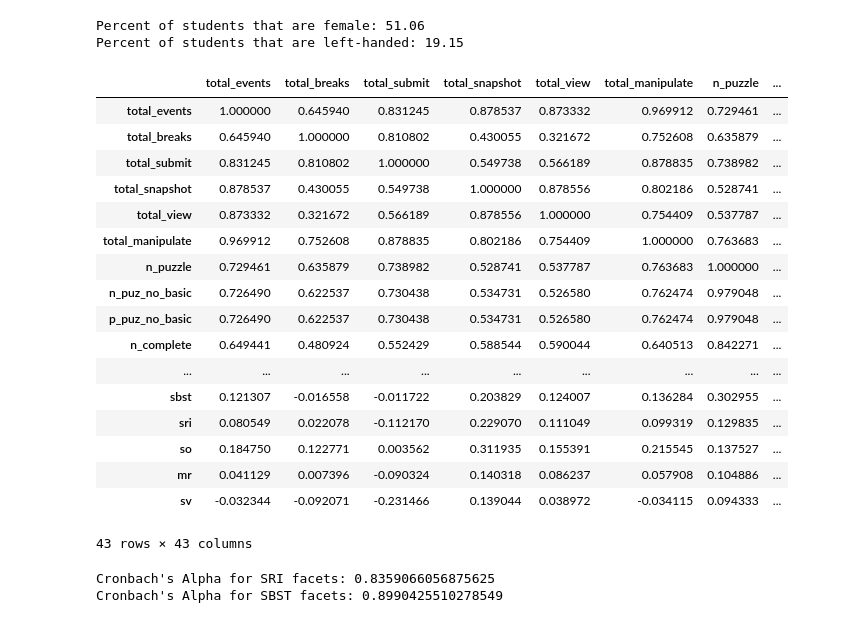
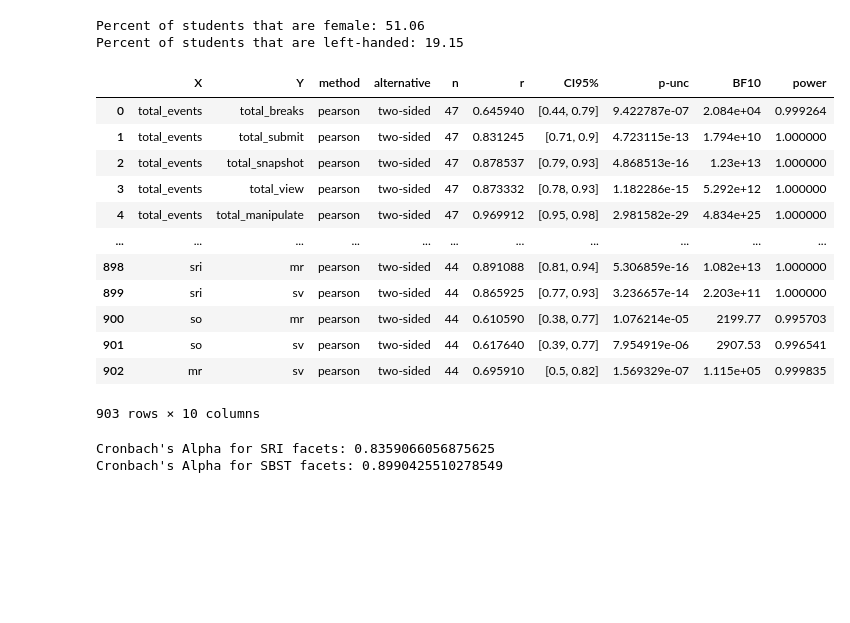
Before and after one commit to Complex-Play-Lab/ShadowspectRandomForest, a Jupyter notebook: main.ipynb, the cells around one changed output. Cells and saved outputs as stored; diff of their text form; code cells hidden in the pictures; blank space fills up the shorter version.

```diff
--- a/main.ipynb
+++ b/main.ipynb
@@ -197,28 +161,23 @@ Percent of students that are female: 51.06
 Percent of students that are left-handed: 19.15
 # %%
 # Correlation analysis
-corr = data[everything + corr_extras].corr()
+corr = pairwise_corr(data[features + labels + corr_extras])
 corr.to_csv("output/corr.csv", sep="\t")
 display(corr)
 # %% [output]
-|  | total_events | total_breaks | total_submit | total_snapshot | total_view | total_manipulate | n_puzzle | ... |
-| total_events | 1.000000 | 0.645940 | 0.831245 | 0.878537 | 0.873332 | 0.969912 | 0.729461 | ... |
-| total_breaks | 0.645940 | 1.000000 | 0.810802 | 0.430055 | 0.321672 | 0.752608 | 0.635879 | ... |
-| total_submit | 0.831245 | 0.810802 | 1.000000 | 0.549738 | 0.566189 | 0.878835 | 0.738982 | ... |
-| total_snapshot | 0.878537 | 0.430055 | 0.549738 | 1.000000 | 0.878556 | 0.802186 | 0.528741 | ... |
-| total_view | 0.873332 | 0.321672 | 0.566189 | 0.878556 | 1.000000 | 0.754409 | 0.537787 | ... |
-| total_manipulate | 0.969912 | 0.752608 | 0.878835 | 0.802186 | 0.754409 | 1.000000 | 0.763683 | ... |
-| n_puzzle | 0.729461 | 0.635879 | 0.738982 | 0.528741 | 0.537787 | 0.763683 | 1.000000 | ... |
-| n_puz_no_basic | 0.726490 | 0.622537 | 0.730438 | 0.534731 | 0.526580 | 0.762474 | 0.979048 | ... |
-| p_puz_no_basic | 0.726490 | 0.622537 | 0.730438 | 0.534731 | 0.526580 | 0.762474 | 0.979048 | ... |
-| n_complete | 0.649441 | 0.480924 | 0.552429 | 0.588544 | 0.590044 | 0.640513 | 0.842271 | ... |
-| ... | ... | ... | ... | ... | ... | ... | ... | ... |
-| sbst | 0.121307 | -0.016558 | -0.011722 | 0.203829 | 0.124007 | 0.136284 | 0.302955 | ... |
-| sri | 0.080549 | 0.022078 | -0.112170 | 0.229070 | 0.111049 | 0.099319 | 0.129835 | ... |
-| so | 0.184750 | 0.122771 | 0.003562 | 0.311935 | 0.155391 | 0.215545 | 0.137527 | ... |
-| mr | 0.041129 | 0.007396 | -0.090324 | 0.140318 | 0.086237 | 0.057908 | 0.104886 | ... |
-| sv | -0.032344 | -0.092071 | -0.231466 | 0.139044 | 0.038972 | -0.034115 | 0.094333 | ... |
+|  | X | Y | method | alternative | n | r | CI95% | p-unc | BF10 | power |
+| 0 | total_events | total_breaks | pearson | two-sided | 47 | 0.645940 | [0.44, 0.79] | 9.422787e-07 | 2.084e+04 | 0.999264 |
+| 1 | total_events | total_submit | pearson | two-sided | 47 | 0.831245 | [0.71, 0.9] | 4.723115e-13 | 1.794e+10 | 1.000000 |
+| 2 | total_events | total_snapshot | pearson | two-sided | 47 | 0.878537 | [0.79, 0.93] | 4.868513e-16 | 1.23e+13 | 1.000000 |
+| 3 | total_events | total_view | pearson | two-sided | 47 | 0.873332 | [0.78, 0.93] | 1.182286e-15 | 5.292e+12 | 1.000000 |
+| 4 | total_events | total_manipulate | pearson | two-sided | 47 | 0.969912 | [0.95, 0.98] | 2.981582e-29 | 4.834e+25 | 1.000000 |
+| ... | ... | ... | ... | ... | ... | ... | ... | ... | ... | ... |
+| 898 | sri | mr | pearson | two-sided | 44 | 0.891088 | [0.81, 0.94] | 5.306859e-16 | 1.082e+13 | 1.000000 |
+| 899 | sri | sv | pearson | two-sided | 44 | 0.865925 | [0.77, 0.93] | 3.236657e-14 | 2.203e+11 | 1.000000 |
+| 900 | so | mr | pearson | two-sided | 44 | 0.610590 | [0.38, 0.77] | 1.076214e-05 | 2199.77 | 0.995703 |
+| 901 | so | sv | pearson | two-sided | 44 | 0.617640 | [0.39, 0.77] | 7.954919e-06 | 2907.53 | 0.996541 |
+| 902 | mr | sv | pearson | two-sided | 44 | 0.695910 | [0.5, 0.82] | 1.569329e-07 | 1.115e+05 | 0.999835 |
-43 rows × 43 columns
+903 rows × 10 columns
 # %%
 # # p values
 # pvals = DataFrame(calculate_pvalues(data[everything + corr_extras]))
```
Also changed, not shown: parts of 16 cells of this notebook, 3 other files.
